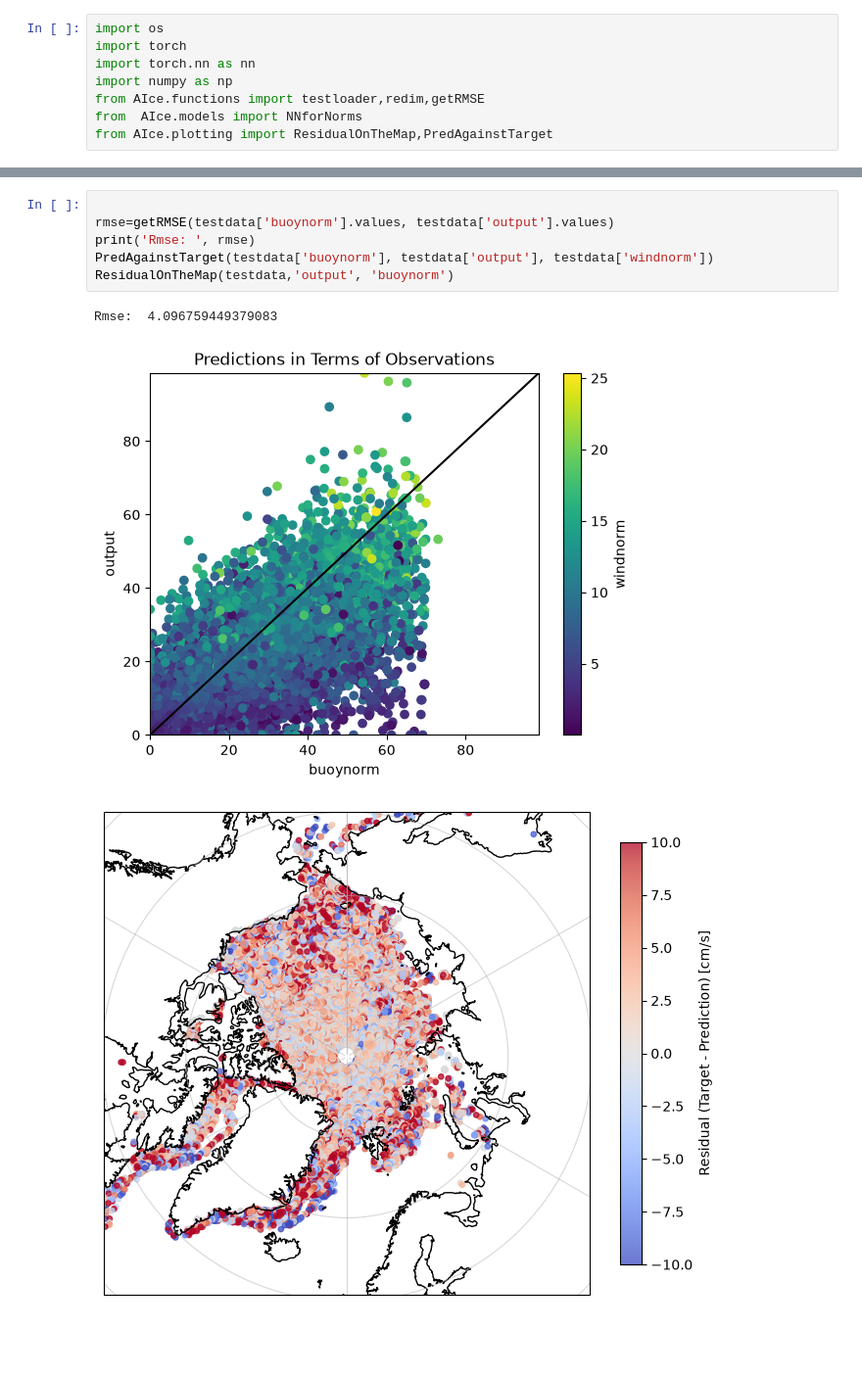
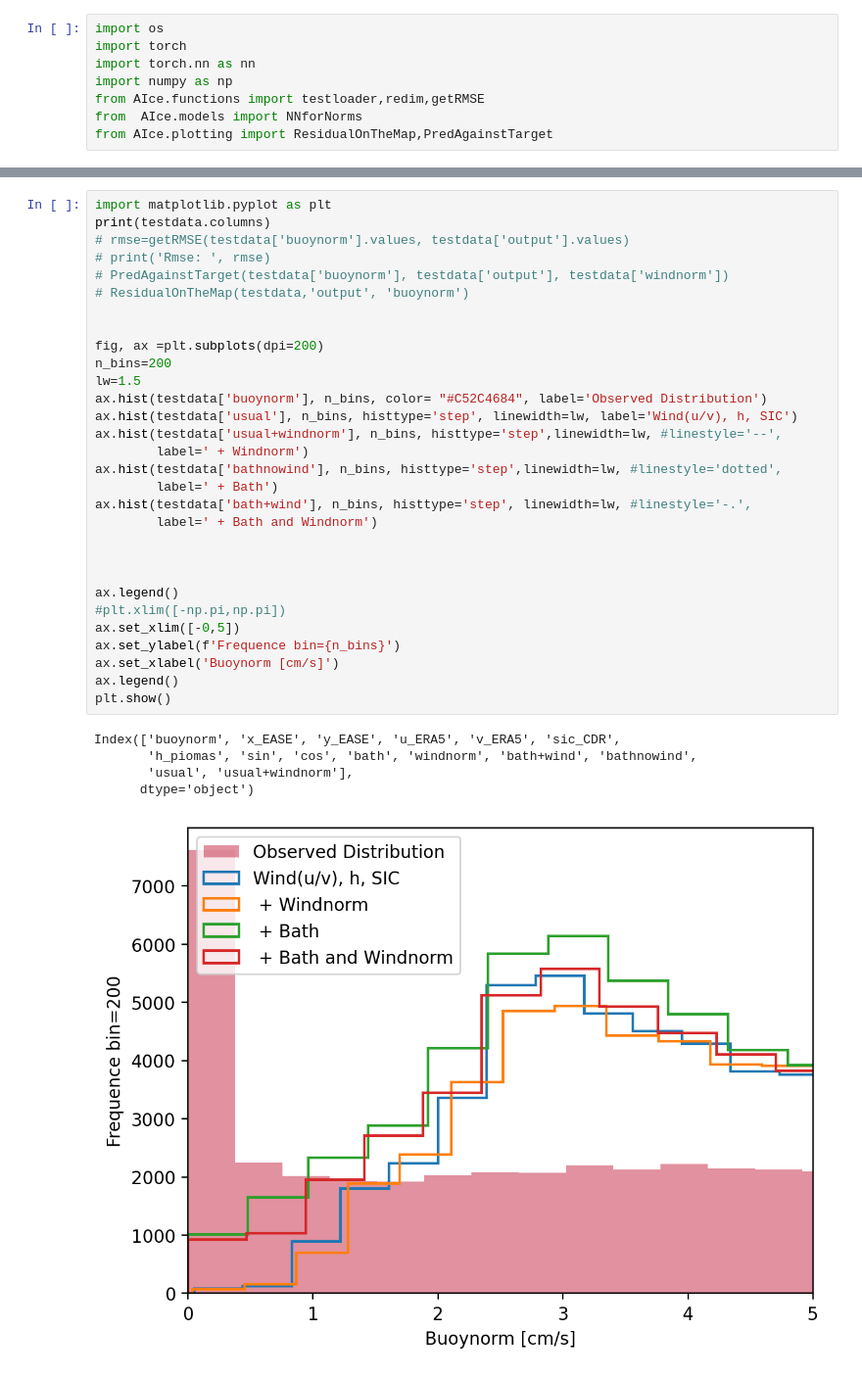
Before and after one commit to drpoisson-mp3/seA_Ice, a Jupyter notebook: September/NormsAnalysis.ipynb, the cells around one changed output, grey strips where cells are left out. Shown at 98% size. Drawn from its saved outputs; the diff is of its cells as text; blank space fills up the shorter version.

```diff
--- a/September/NormsAnalysis.ipynb
+++ b/September/NormsAnalysis.ipynb
@@ -36,10 +43,36 @@ Wind components (u/v_ERA5) normalized by z-score
 # %%
+import matplotlib.pyplot as plt
+print(testdata.columns)
+# rmse=getRMSE(testdata['buoynorm'].values, testdata['output'].values)
+# print('Rmse: ', rmse)
+# PredAgainstTarget(testdata['buoynorm'], testdata['output'], testdata['windnorm'])
+# ResidualOnTheMap(testdata,'output', 'buoynorm')
 
-rmse=getRMSE(testdata['buoynorm'].values, testdata['output'].values)
-print('Rmse: ', rmse)
-PredAgainstTarget(testdata['buoynorm'], testdata['output'], testdata['windnorm'])
-ResidualOnTheMap(testdata,'output', 'buoynorm')
+
+fig, ax =plt.subplots(dpi=200)
+n_bins=200
+lw=1.5
+ax.hist(testdata['buoynorm'], n_bins, color= "#C52C4684", label='Observed Distribution')
+ax.hist(testdata['usual'], n_bins, histtype='step', linewidth=lw, label='Wind(u/v), h, SIC')
+ax.hist(testdata['usual+windnorm'], n_bins, histtype='step',linewidth=lw, #linestyle='--',
+        label=' + Windnorm')
+ax.hist(testdata['bathnowind'], n_bins, histtype='step',linewidth=lw, #linestyle='dotted',
+        label=' + Bath')
+ax.hist(testdata['bath+wind'], n_bins, histtype='step', linewidth=lw, #linestyle='-.',
+        label=' + Bath and Windnorm')
+
+
+
+ax.legend()
+#plt.xlim([-np.pi,np.pi])
+ax.set_xlim([-0,5])
+ax.set_ylabel(f'Frequence bin={n_bins}')
+ax.set_xlabel('Buoynorm [cm/s]')
+ax.legend()
+plt.show()
 # %% [output]
-Rmse:  4.096759449379083
+Index(['buoynorm', 'x_EASE', 'y_EASE', 'u_ERA5', 'v_ERA5', 'sic_CDR',
+       'h_piomas', 'sin', 'cos', 'bath', 'windnorm', 'bath+wind', 'bathnowind',
+       'usual', 'usual+windnorm'],
+      dtype='object')
-[figure, old version]
+[figure, new version]
-[figure, removed]
```
Also changed, not shown: parts of 1 cell of this notebook, 21 other files.
